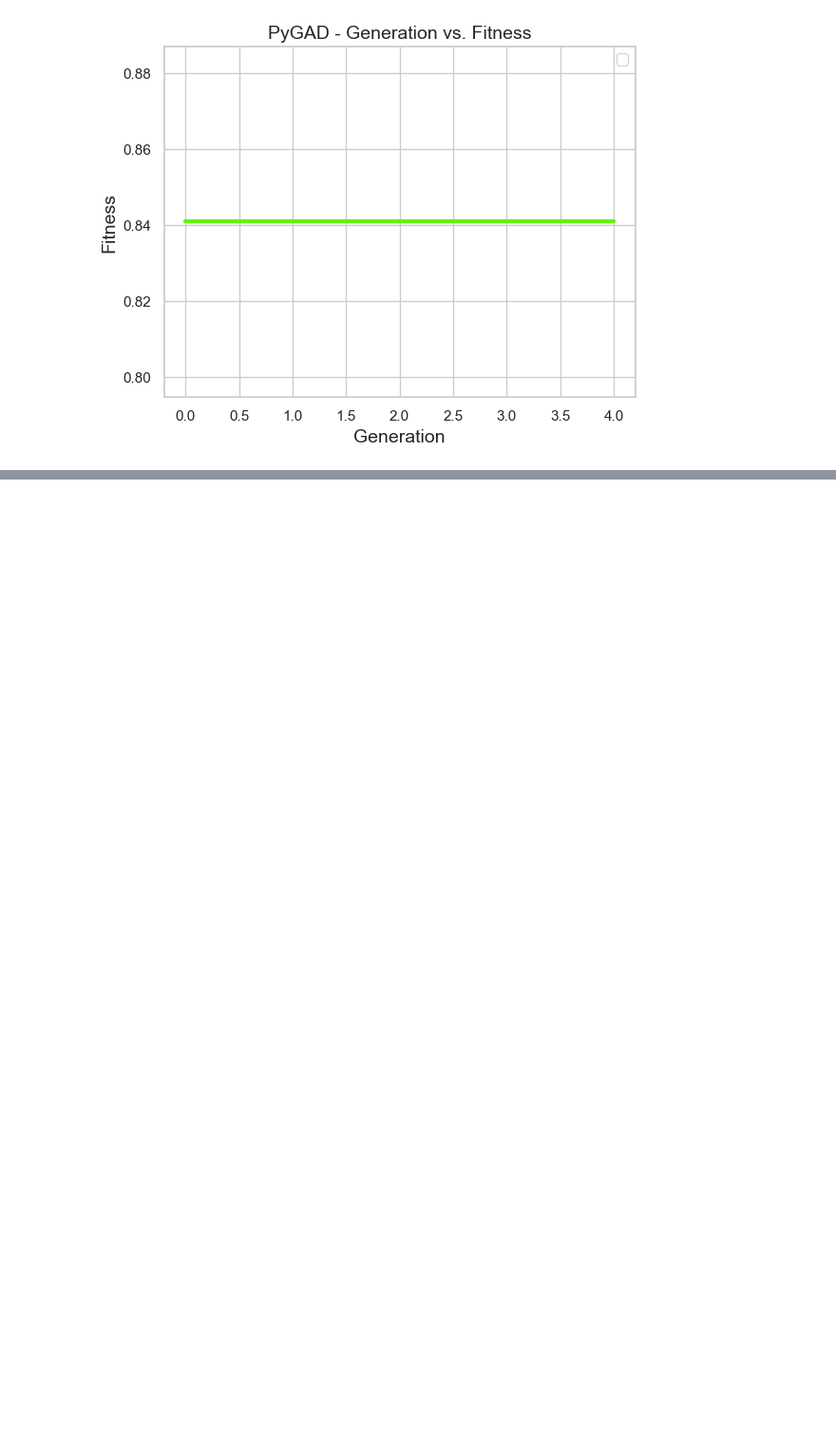
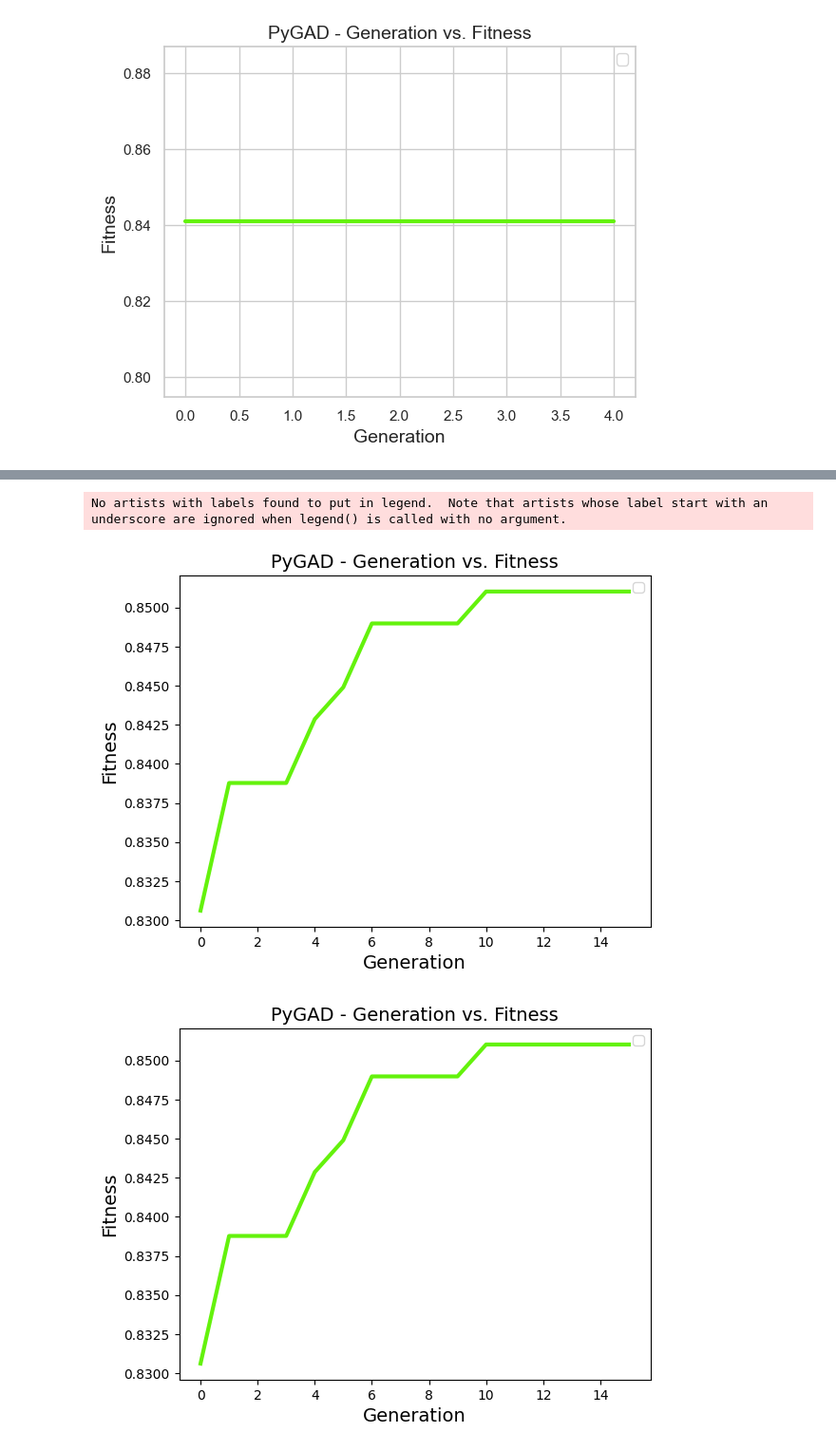
Before and after one commit to benjordan98/intelligent_sys_assignment2, a Jupyter notebook: code.ipynb, the cells around one changed output, grey strips where cells are left out. Shown at 95% size. Cells and saved outputs as stored; diff of their text form; code cells hidden in the pictures; blank space fills up the shorter version.

```diff
--- a/code.ipynb
+++ b/code.ipynb
@@ -1212,0 +1444,17 @@ No artists with labels found to put in legend.  Note that artists whose label st
+# %%
+# gene space for XGBoost
+gene_space = np.array([list(np.logspace(-5,1,num=50, endpoint=False)),  # learning_rate
+                       list(range(100, 500, 10)),  # n_estimators
+                       list(np.logspace(-5,1,num=50, endpoint=False)),  # alpha
+                       list(np.logspace(-5,1,num=50, endpoint=False))])  # lambda
+# %%
+# define the GA instance
+import pygad
+ga_instance = pygad.GA(num_generations=15,
+                      num_parents_mating=10,
+                      sol_per_pop=50,
+                      num_genes=4,
+                      fitness_func=fitness_func_xgb_linear,
+                      gene_space=gene_space,
+                      mutation_percent_genes=10,
+                      on_generation=on_generation)
@@ -1212,0 +1464,3 @@ No artists with labels found to put in legend.  Note that artists whose label st
+# %%
+# run the GA
+ga_instance.run()
@@ -1212,0 +1485,7 @@ No artists with labels found to put in legend.  Note that artists whose label st
+# %%
+# plot results
+ga_instance.plot_fitness()
+# %% [output]
+No artists with labels found to put in legend.  Note that artists whose label start with an underscore are ignored when legend() is called with no argument.
+[figure, added]
+[figure, added]
```
Also changed, not shown: parts of 27 cells of this notebook, 1 other file.
